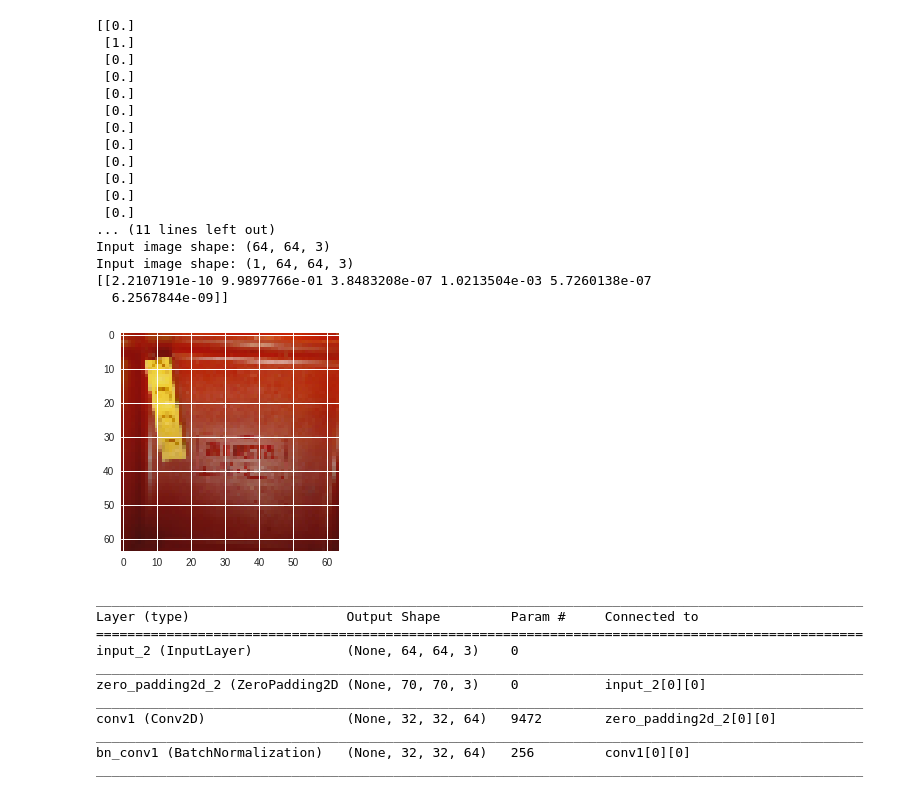
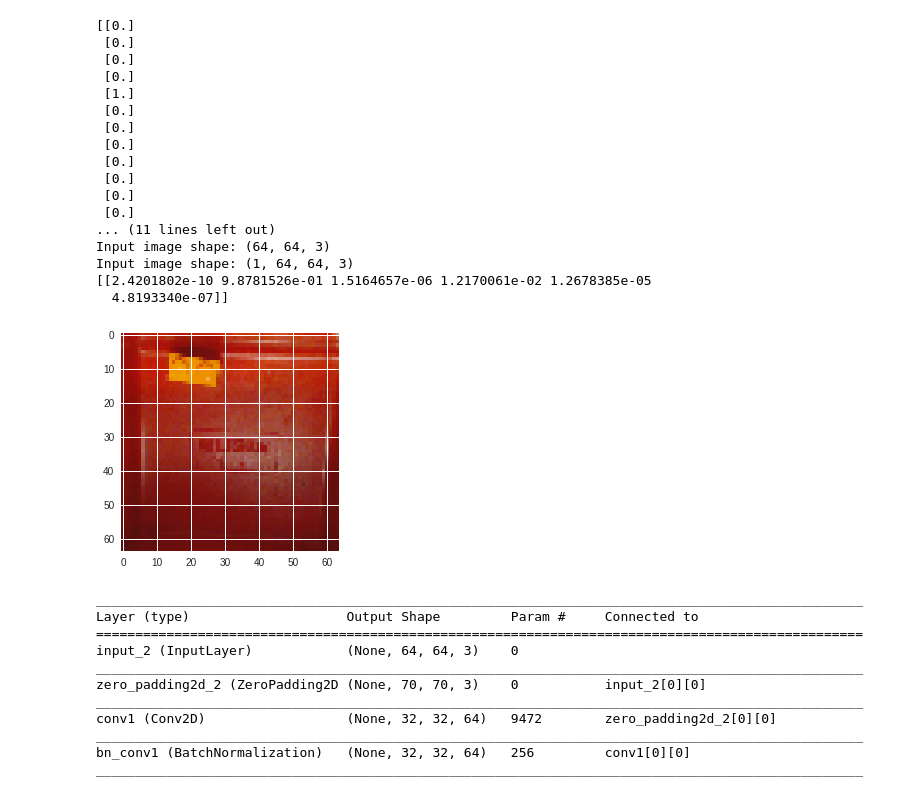
Before and after one commit to tylerlum/Tray_Image_Classifier_A, a Jupyter notebook: Tray_Image_Classifier_B.ipynb, the cells around one changed output. Cells and saved outputs as stored; diff of their text form; code cells hidden in the pictures.

```diff
--- a/Tray_Image_Classifier_B.ipynb
+++ b/Tray_Image_Classifier_B.ipynb
@@ -230,0 +203,7 @@ print(Y_test.shape)
+# %%
+path_to_imgs = '/content/tray-data/data_LoRes/single'
+X_train, Y_train, X_test, Y_test = load_train_and_test_dataset(path_to_imgs)
+
+## Slight difference in preferred orientation
+Y_train = Y_train.T
+Y_test = Y_test.T
@@ -230,0 +220,3 @@ print(Y_test.shape)
+# %%
+full_dataset = load_full_dataset(path_to_imgs)
+plt.imshow(full_dataset['L03'][3])
@@ -494,3 +436,5 @@ model = ResNet50(input_shape = (64, 64, 3), classes = 6)
+# %%
+model = ResNet50(input_shape=train_x.shape[1:], classes=train_y.shape[1])
 # %%
 #opt = optimizers.SGD(lr=0.001, momentum=0.0, decay=0.0, nesterov=False)
 #loss = losses.mean_squared_logarithmic_error
@@ -517,3 +461,3 @@ test_y's shape: (196, 6)
 # %%
-model.fit(train_x, train_y, epochs = 50, batch_size = 32)
+model.fit(train_x, train_y, epochs = 20, batch_size = 32)
 # %% [output]
@@ -554,32 +498,33 @@ Test Accuracy = 0.9647887326742002
 # %%
-index = 500
-plt.imshow(full_dataset['L02_x'][0])
-print(full_dataset['L02_y'][0])
-x = full_dataset['L02_x'][0] / 255.
+index = 20
+classname = 'L05'
+plt.imshow(full_dataset[classname+'_x'][index])
+print(full_dataset[classname+'_y'][index])
+x = full_dataset[classname+'_x'][index] / 255.
 print('Input image shape:', x.shape)
 x = np.array([x])
 print('Input image shape:', x.shape)
 
 print(model.predict(x))
 # %% [output]
 [[0.]
- [1.]
  [0.]
  [0.]
  [0.]
+ [1.]
  [0.]
  [0.]
  [0.]
  [0.]
  [0.]
  [0.]
  [0.]
 ... (11 lines left out)
 Input image shape: (64, 64, 3)
 Input image shape: (1, 64, 64, 3)
-[[2.2107191e-10 9.9897766e-01 3.8483208e-07 1.0213504e-03 5.7260138e-07
-  6.2567844e-09]]
+[[2.4201802e-10 9.8781526e-01 1.5164657e-06 1.2170061e-02 1.2678385e-05
+  4.8193340e-07]]
-[figure, old version]
+[figure, new version]
 # %%
 model.summary()
 # %% [output]
```
Also changed, not shown: parts of 27 cells of this notebook.
